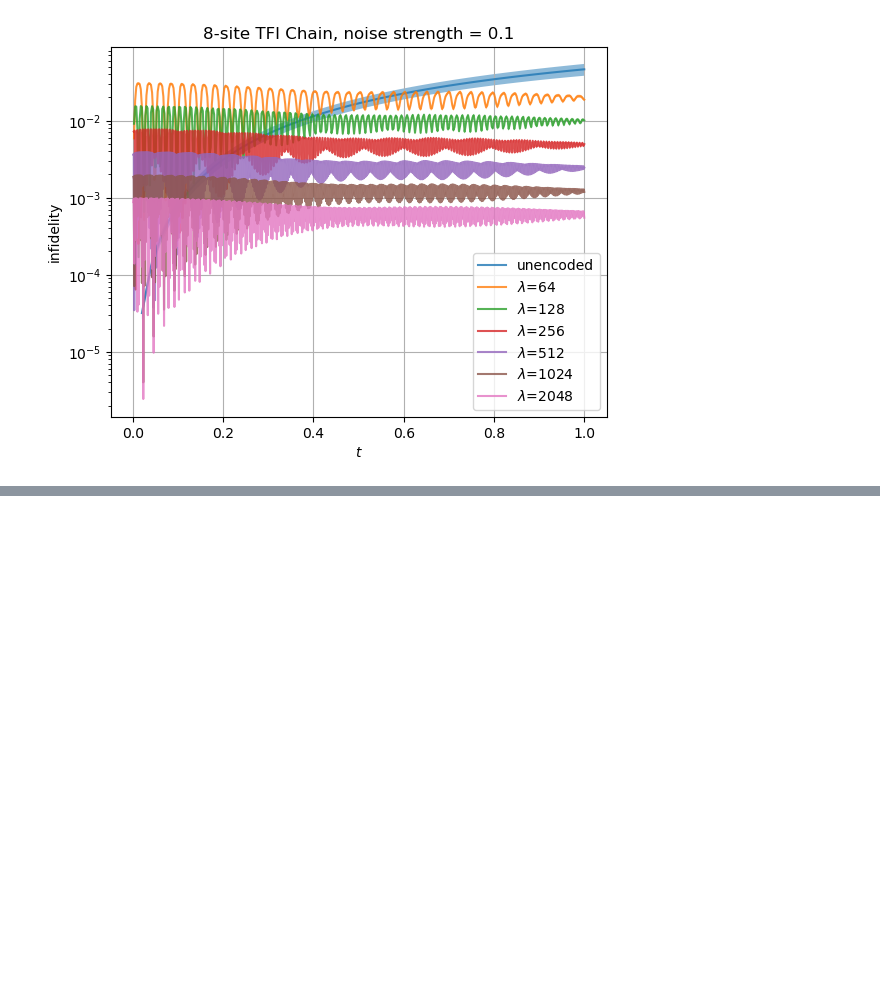
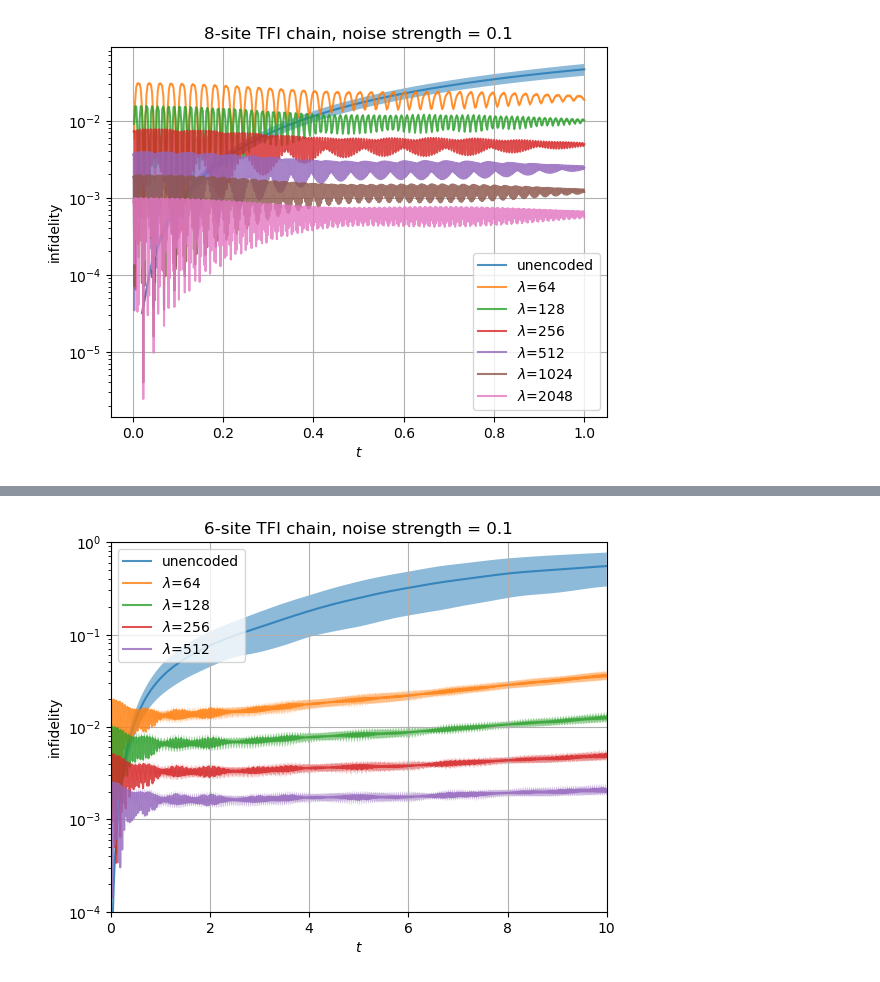
Before and after one commit to sqrta/ErrorSupression, a Jupyter notebook: use-dynamite/data/plot_sweep_time.ipynb, the cells around one changed output, grey strips where cells are left out. Cells and saved outputs as stored; diff of their text form; code cells hidden in the pictures; blank space fills up the shorter version.

Commit message:
update plot

```diff
--- a/use-dynamite/data/plot_sweep_time.ipynb
+++ b/use-dynamite/data/plot_sweep_time.ipynb
@@ -99,3 +99,81 @@ unencoded:
 
 [1000 rows x 4 columns]
 [figure]
+# %%
+##### unencoded #####
+data_t, data_seed, data_infidelity = [], [], []
+
+f = open("1dTFIM_sweep_time_unencoded_6qubits_noise=0.1.txt")
+for line in f.readlines():
+    line = line.strip().replace("#qubits =", "").replace("noise =", "").replace(
+        "t =", "").replace("seed =", "").replace("innerprod =", "").replace(",", "")
+    _, _, t, seed, innerprod = line.split()
+    data_t.append(float(t))
+    data_seed.append(int(seed))
+    data_infidelity.append(1 - abs(complex(innerprod)) ** 2)
+f.close()
+
+df = pd.DataFrame(data={
+    "t": data_t,
+    "seed": data_seed,
+    "infidelity": data_infidelity
+})
+
+newdf = df.groupby("t")["infidelity"].agg(['count', 'mean', 'std']).reset_index()
+print("unencoded:")
+print(newdf)
+print("\n")
+t_arr = newdf["t"].to_numpy()
+mean_arr = newdf["mean"].to_numpy()
+std_arr = newdf["std"].to_numpy()
+
+plt.plot(t_arr, mean_arr, label='unencoded', alpha = 0.8)
+plt.fill_between(t_arr, mean_arr + std_arr, mean_arr - std_arr, alpha = 0.5)
+
+
+##### encoded #####
+for lamb in [64, 128, 256, 512]:
+    data_t, data_seed, data_infidelity = [], [], []
+
+    f = open(f"1dTFIM_sweep_time_3blocks_noise=0.1_lamb={lamb}.txt")
+    cnt = 0
+    for line in f.readlines():
+        line = line.strip().replace("#blocks =", "").replace("noise =", "").replace("lamb =", "").replace(
+            "t =", "").replace("seed =", "").replace("innerprod =", "").replace("leakage =", "").replace(
+            "postsel_", "").replace(",", "")
+        _, _, _, t, seed, innerprod, _, _ = line.split()
+        if cnt % 1 == 0:
+            data_t.append(float(t))
+            data_seed.append(int(seed))
+            data_infidelity.append(1 - abs(complex(innerprod)) ** 2)
+        cnt += 1
+    f.close()
+
+    df = pd.DataFrame(data={
+        "t": data_t,
+        "seed": data_seed,
+        "infidelity": data_infidelity
+    })
+
+    newdf = df.groupby("t")["infidelity"].agg(['count', 'mean', 'std']).reset_index()
+    print(f"encoded, lamb={lamb}:")
+    print(newdf)
+    print("\n")
+    t_arr = newdf["t"].to_numpy()
+    mean_arr = newdf["mean"].to_numpy()
+    std_arr = newdf["std"].to_numpy()
+
+    plt.plot(t_arr, mean_arr, label=r"$\lambda$=" + f"{lamb}", alpha = 0.8)
+    plt.fill_between(t_arr, mean_arr + std_arr, mean_arr - std_arr, alpha = 0.5)
+
+plt.ylim(0.0001,1.0)
+plt.xlim(0, 10)
+plt.xlabel(r"$t$")
+plt.ylabel("infidelity")
+plt.yscale("log")
+plt.title("6-site TFI chain, noise strength = 0.1")
+plt.legend()
+plt.grid()
+plt.savefig("sweep_time.pdf", format="pdf", bbox_inches="tight")
+plt.show()
+# %% [output]
@@ -101,0 +197 @@ unencoded:
+[figure, added]
```
Also changed, not shown: parts of 2 cells of this notebook.
